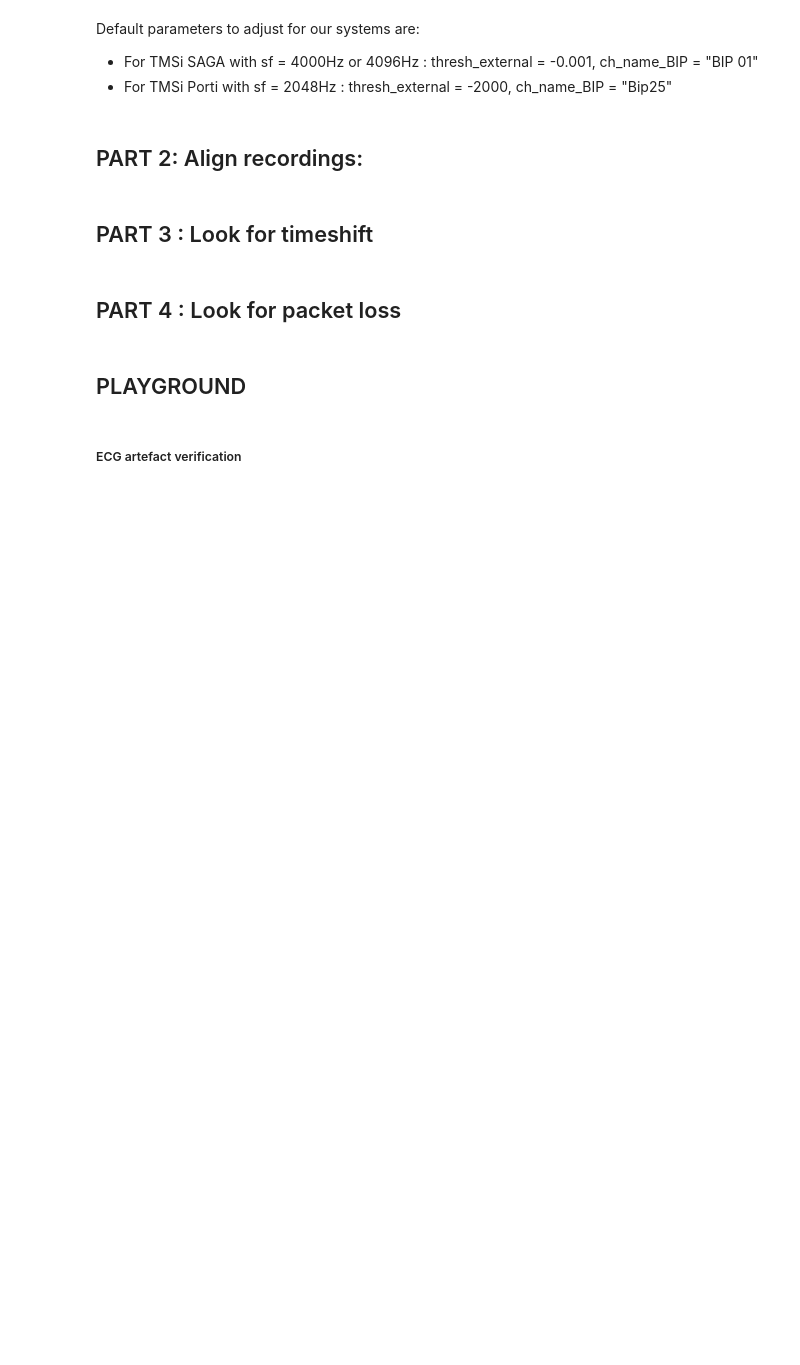
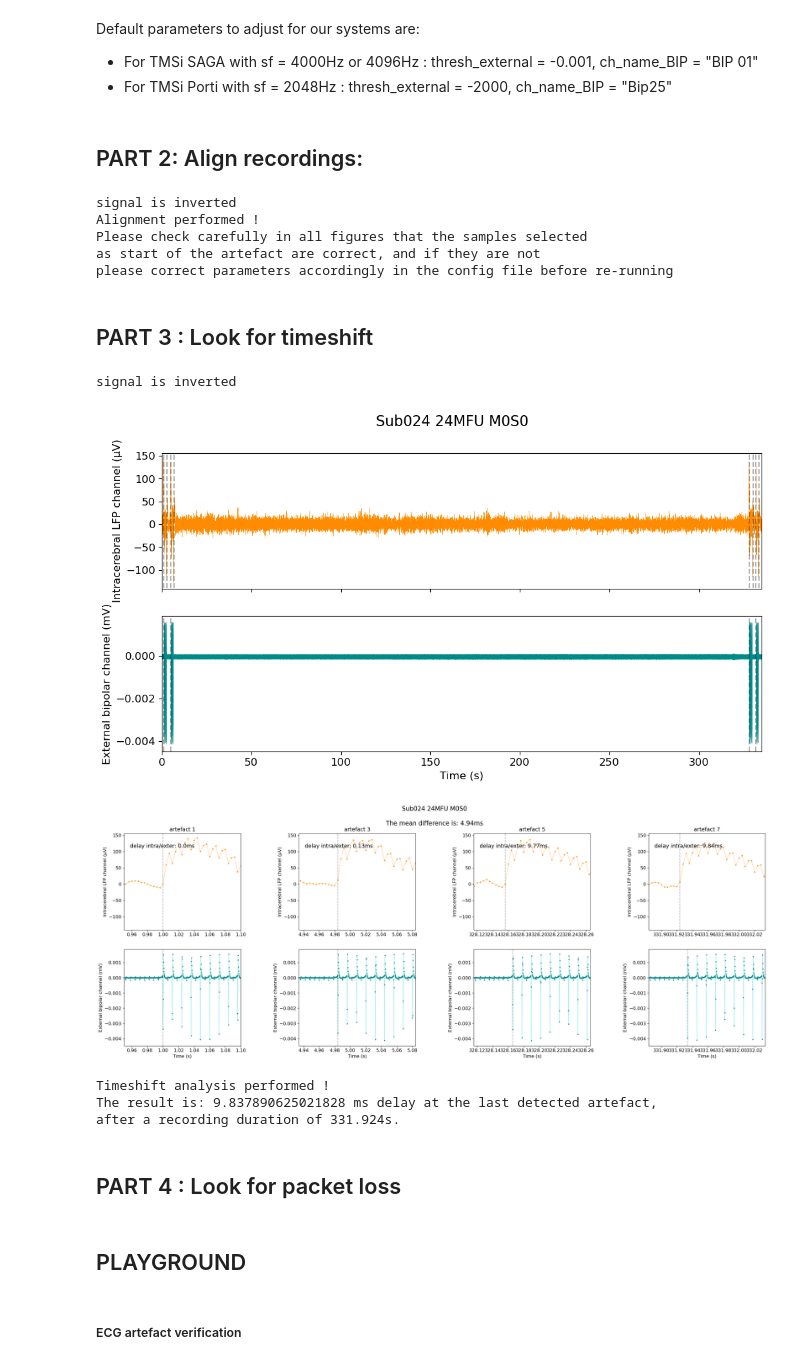
Before and after one commit to juliettevivien/ReSync_dev, a Jupyter notebook: notebook/ReSync.ipynb, the cells around one changed output. Cells and saved outputs as stored; diff of their text form; code cells hidden in the pictures; blank space fills up the shorter version.

Commit message:
update main for sf

```diff
--- a/notebook/ReSync.ipynb
+++ b/notebook/ReSync.ipynb
@@ -89,9 +104,9 @@ print (f'working dir set back to:{project_path}')
 # %%
 # choose LFP file
-sub048 = main_class.PerceiveData(
-    sub = "048",
+sub024 = main_class.PerceiveData(
+    sub = "024",
     incl_modalities=['streaming'],
-    incl_session = ["fu12m"],
+    incl_session = ["fu24m"],
     incl_condition =['m0s0','m0s1','m1s0','m1s1'],
     incl_task = ["rest","fingerTap"],
     # incl_contact = ["RingL", "SegmInterR", "SegmIntraR"],
@@ -101,11 +116,12 @@ sub048 = main_class.PerceiveData(
 )
 
 # define LFP data
-LFP_rec = sub048.streaming.fu12m.m0s0.rest.run1.data
+LFP_rec = sub024.streaming.fu24m.m0s0.rest.run1.data
 LFP_array = LFP_rec.get_data()
 ch_i = 0 #choose index of the channel containing the stim artefacts (O for left hemisphere, 1 for right hemisphere)
 lfp_sig = LFP_rec.get_data()[ch_i]
 LFP_rec_ch_names = LFP_rec.ch_names
+sf_LFP = int(LFP_rec.info["sfreq"])
 
 n_chan = len(LFP_rec.ch_names)
 time_duration_LFP = (LFP_rec.n_times/LFP_rec.info['sfreq']).astype(float)
@@ -155,19 +212,36 @@ Default parameters to adjust for our systems are:
     LFP_array=LFP_array,
     lfp_sig=lfp_sig,
     LFP_rec_ch_names=LFP_rec_ch_names,
+    sf_LFP = sf_LFP,
     external_file=external_file,
     BIP_channel=BIP_channel,
     external_rec_ch_names=external_rec_ch_names,
+    sf_external = sf_external,
     SHOW_FIGURES = True
 )
+# %% [output]
+signal is inverted
+Alignment performed !
+Please check carefully in all figures that the samples selected
+as start of the artefact are correct, and if they are not
+please correct parameters accordingly in the config file before re-running
 # %% [markdown]
 ## PART 3 : Look for timeshift ##
 # %%
 resync.run_timeshift_analysis(
     LFP_df_offset,
+    sf_LFP,
     external_df_offset,
+    sf_external,
     SHOW_FIGURES = True
 )
+# %% [output]
+signal is inverted
+[figure, added]
+[figure, added]
+Timeshift analysis performed !
+The result is: 9.837890625021828 ms delay at the last detected artefact,
+after a recording duration of 331.924s.
 # %% [markdown]
 ## PART 4 : Look for packet loss ##
 # %%
```
Also changed, not shown: parts of 12 cells of this notebook, 6 other files.
